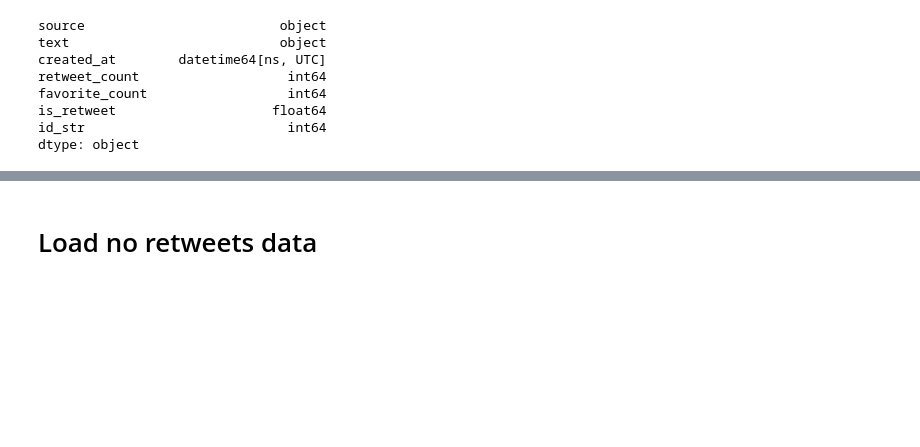
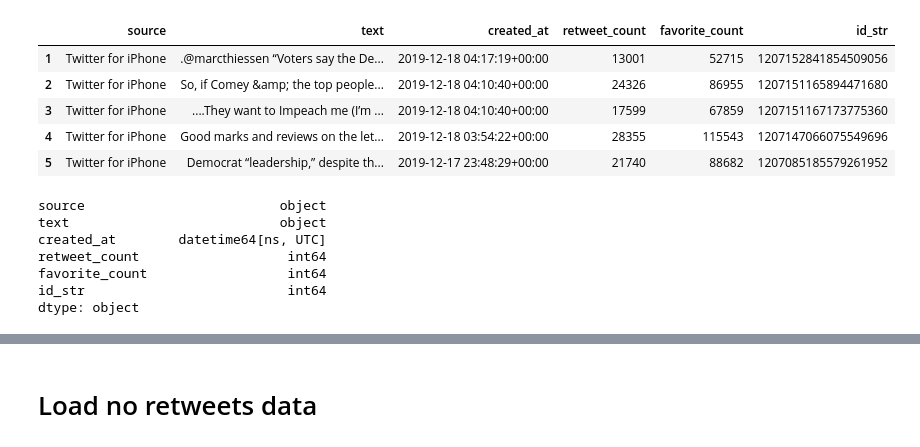
Before and after one commit to emilou1981/Trump_Tweets_Project, a Jupyter notebook: code/ETL.ipynb, the cells around one changed output, grey strips where cells are left out. Saved outputs shown, nothing was run; the diff lists cells and outputs as text; code cells hidden in the pictures; blank space fills up the shorter version.

```diff
--- a/code/ETL.ipynb
+++ b/code/ETL.ipynb
@@ -31,3 +51,13 @@ tweets_df.head()
+# %%
+own_tweets = own_tweets.drop(columns=['is_retweet'])
+own_tweets.head()
+# %% [output]
+|  | source | text | created_at | retweet_count | favorite_count | id_str |
+| 1 | Twitter for iPhone | .@marcthiessen “Voters say the De... | 2019-12-18 04:17:19+00:00 | 13001 | 52715 | 1207152841854509056 |
+| 2 | Twitter for iPhone | So, if Comey &amp; the top people... | 2019-12-18 04:10:40+00:00 | 24326 | 86955 | 1207151165894471680 |
+| 3 | Twitter for iPhone | ....They want to Impeach me (I’m ... | 2019-12-18 04:10:40+00:00 | 17599 | 67859 | 1207151167173775360 |
+| 4 | Twitter for iPhone | Good marks and reviews on the let... | 2019-12-18 03:54:22+00:00 | 28355 | 115543 | 1207147066075549696 |
+| 5 | Twitter for iPhone | Democrat “leadership,” despite th... | 2019-12-17 23:48:29+00:00 | 21740 | 88682 | 1207085185579261952 |
 # %%
 tweets = Table(
    'tweets', meta,
@@ -60,14 +90,13 @@ meta.drop_all()
 # %%
 meta.create_all()
 # %%
-tweets_df.dtypes
+own_tweets.dtypes
 # %% [output]
 source                         object
 text                           object
 created_at        datetime64[ns, UTC]
 retweet_count                   int64
 favorite_count                  int64
-is_retweet                    float64
 id_str                          int64
 dtype: object
 # %%
```
Also changed, not shown: parts of 3 cells of this notebook, 2 other files.
